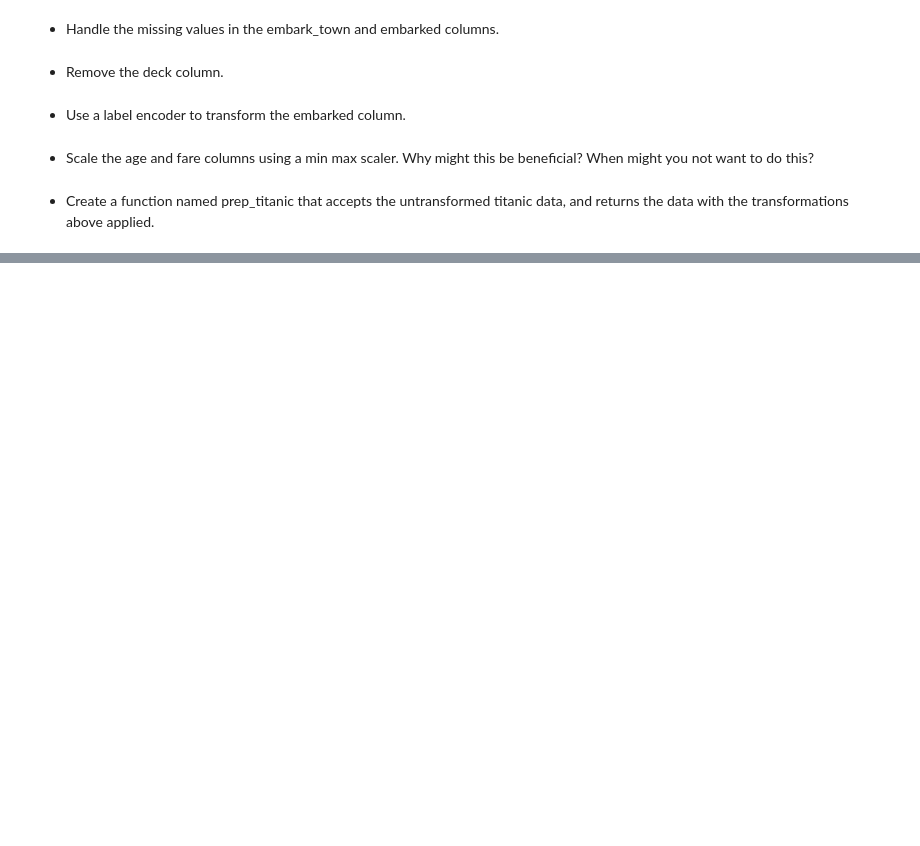
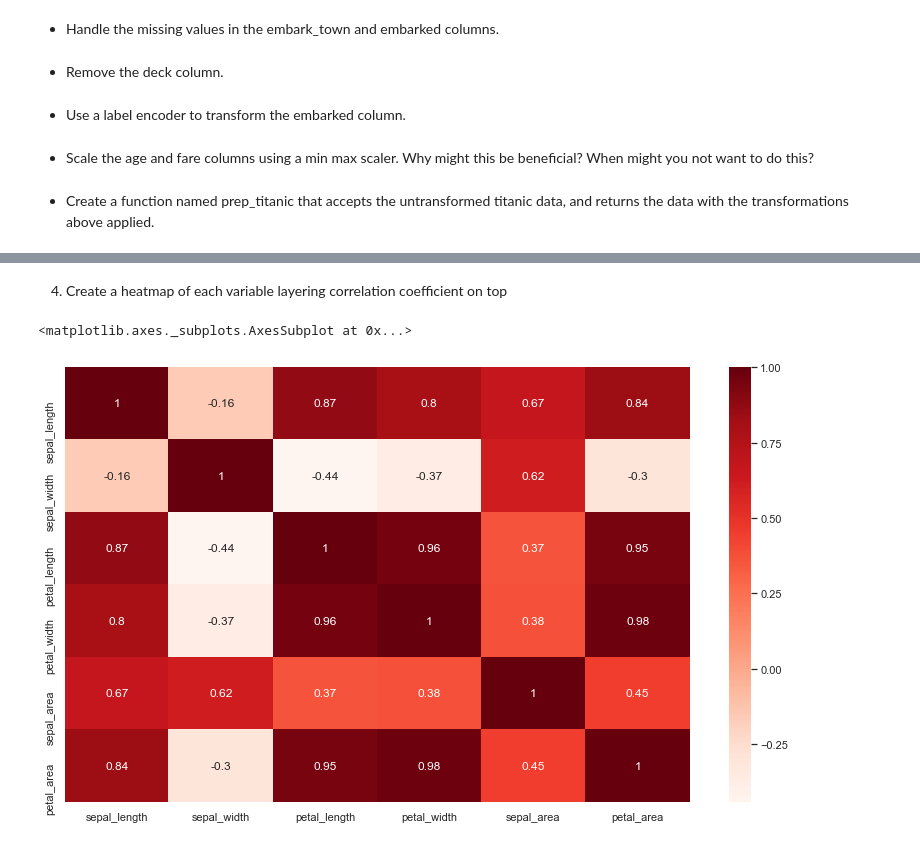
Before and after one commit to Tim-Sotirhos/ds-methodologies-exercises, a Jupyter notebook: classification/classification_exercises.ipynb, the cells around one changed output, grey strips where cells are left out. Saved outputs shown, nothing was run; the diff lists cells and outputs as text; code cells hidden in the pictures; blank space fills up the shorter version.

```diff
--- a/classification/classification_exercises.ipynb
+++ b/classification/classification_exercises.ipynb
@@ -189,0 +380,9 @@ def prep_titanic(titanic):
+# %% [markdown]
+4. Create a heatmap of each variable layering correlation coefficient on top
+# %%
+plt.figure(figsize = (14, 8))
+
+sns.heatmap(iris_train.corr(), cmap='Reds', annot = True)
+# %% [output]
+<matplotlib.axes._subplots.AxesSubplot at 0x...>
+[figure, added]
```
Also changed, not shown: parts of 34 cells of this notebook.
